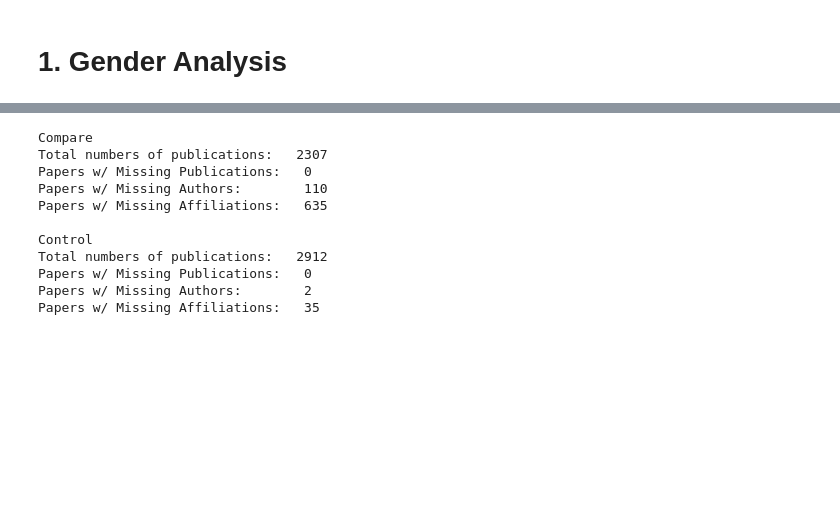
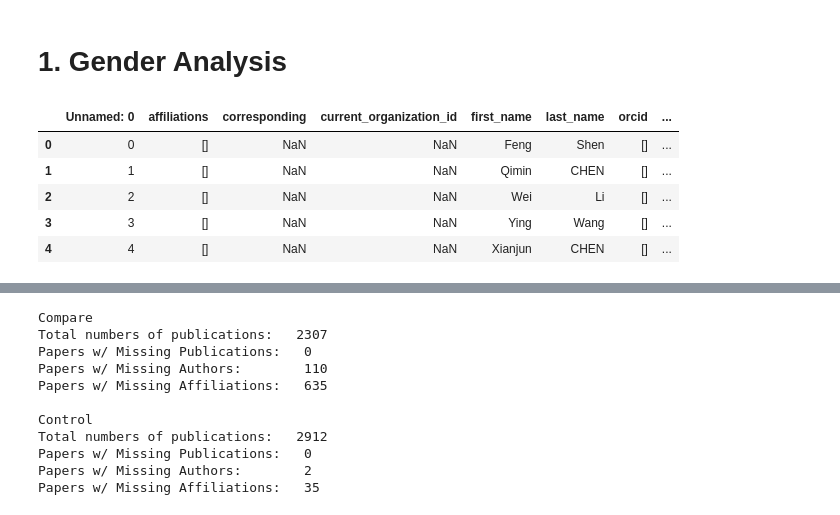
Before and after one commit to anpetushkov/OpenVsPrivateDatasets, a Jupyter notebook: OpenVsPrivateDataMaster.ipynb, the cells around one changed output, grey strips where cells are left out. Saved outputs shown, nothing was run; the diff lists cells and outputs as text; code cells hidden in the pictures; blank space fills up the shorter version.

```diff
--- a/OpenVsPrivateDataMaster.ipynb
+++ b/OpenVsPrivateDataMaster.ipynb
@@ -304,3 +304,12 @@ def pipeline(list_of_dataframes: list):
 FileNotFoundError: [Errno 2] No such file or directory: '_name_genderize_output (1).csv'
 # %% [markdown]
 # 1. Gender Analysis
+# %%
+df_auths_compare.head()
+# %% [output]
+|  | Unnamed: 0 | affiliations | corresponding | current_organization_id | first_name | last_name | orcid | ... |
+| 0 | 0 | [] | NaN | NaN | Feng | Shen | [] | ... |
+| 1 | 1 | [] | NaN | NaN | Qimin | CHEN | [] | ... |
+| 2 | 2 | [] | NaN | NaN | Wei | Li | [] | ... |
+| 3 | 3 | [] | NaN | NaN | Ying | Wang | [] | ... |
+| 4 | 4 | [] | NaN | NaN | Xianjun | CHEN | [] | ... |
```
Also changed, not shown: parts of 22 cells of this notebook, 43 other files.
